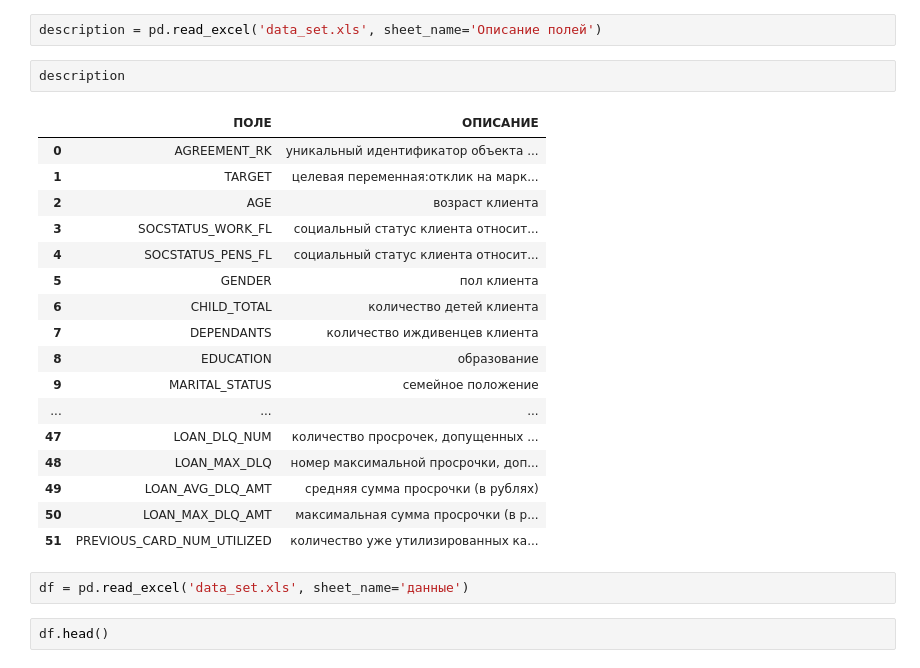
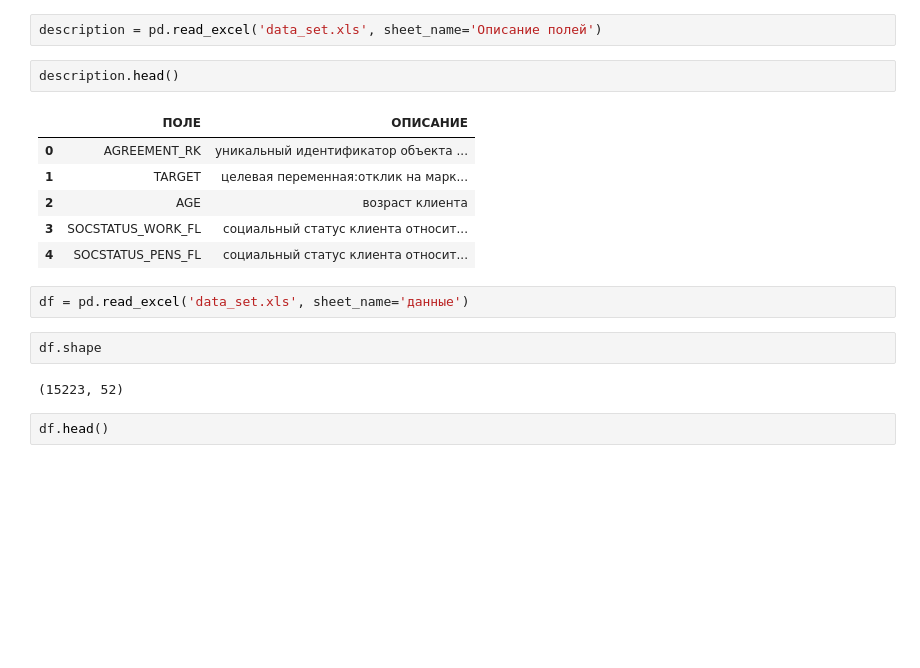
Before and after one commit to IrinaPugaeva/ScoringSystem, a Jupyter notebook: Scoring.ipynb, the cells around one changed output. Drawn from its saved outputs; the diff is of its cells as text; blank space fills up the shorter version.

```diff
--- a/Scoring.ipynb
+++ b/Scoring.ipynb
@@ -37,27 +38,20 @@ from utils import *
 # %%
 description = pd.read_excel('data_set.xls', sheet_name='Описание полей')
 # %%
-description
+description.head()
 # %% [output]
 |  | ПОЛЕ | ОПИСАНИЕ |
 | 0 | AGREEMENT_RK | уникальный идентификатор объекта ... |
 | 1 | TARGET | целевая переменная:отклик на марк... |
 | 2 | AGE | возраст клиента |
 | 3 | SOCSTATUS_WORK_FL | социальный статус клиента относит... |
 | 4 | SOCSTATUS_PENS_FL | социальный статус клиента относит... |
-| 5 | GENDER | пол клиента |
-| 6 | CHILD_TOTAL | количество детей клиента |
-| 7 | DEPENDANTS | количество иждивенцев клиента |
-| 8 | EDUCATION | образование |
-| 9 | MARITAL_STATUS | семейное положение |
-| ... | ... | ... |
-| 47 | LOAN_DLQ_NUM | количество просрочек, допущенных ... |
-| 48 | LOAN_MAX_DLQ | номер максимальной просрочки, доп... |
-| 49 | LOAN_AVG_DLQ_AMT | средняя сумма просрочки (в рублях) |
-| 50 | LOAN_MAX_DLQ_AMT | максимальная сумма просрочки (в р... |
-| 51 | PREVIOUS_CARD_NUM_UTILIZED | количество уже утилизированных ка... |
 # %%
 df = pd.read_excel('data_set.xls', sheet_name='данные')
+# %%
+df.shape
+# %% [output]
+(15223, 52)
 # %%
 df.head()
 # %% [output]
```
Also changed, not shown: parts of 65 cells of this notebook.
